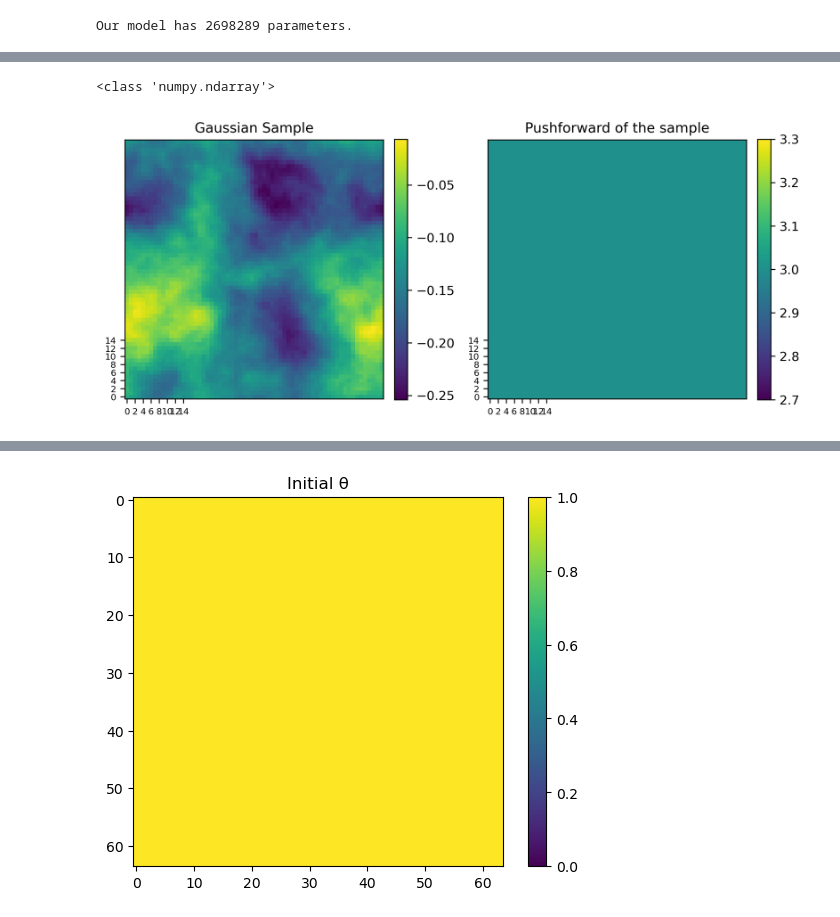
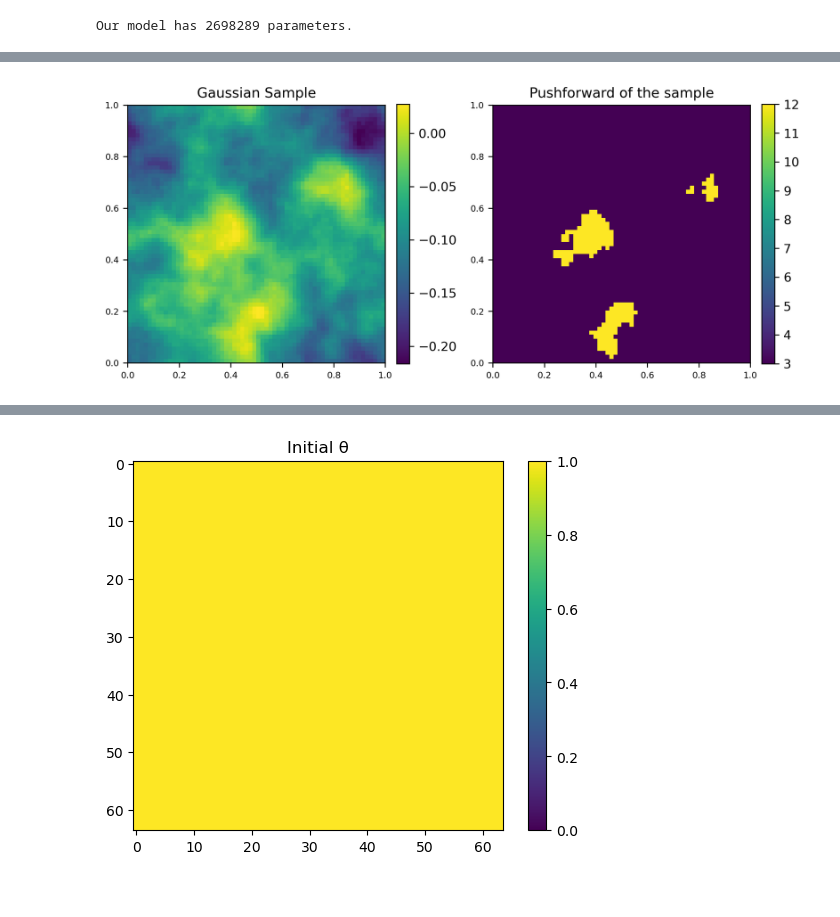
Before and after one commit to gzein/fno-bayesian-inverse-problems, a Jupyter notebook: FNO_clean.ipynb, the cells around one changed output, grey strips where cells are left out. Drawn from its saved outputs; the diff is of its cells as text; code cells hidden in the pictures.

```diff
--- a/FNO_clean.ipynb
+++ b/FNO_clean.ipynb
@@ -113,23 +113,3 @@ data_processor = dataset.data_processor
 # %% [output]
 Loading test db for resolution 64 with 100 samples
 Loading test db for resolution 128 with 50 samples
-# %%
-# visualise two examples of the field a(x)
-
-tf1 = dataset.test_dbs[64][0]["x"]
-tf2 = dataset.test_dbs[128][0]["x"]
-
-fig, axs = plt.subplots(1, 2, figsize=(8, 4), dpi=300)
-
-for ax, tf, label in zip(axs, [tf1, tf2], ['(a)', '(b)']):
-    im = ax.imshow(np.squeeze(tf), cmap='viridis', interpolation='nearest', origin='lower')
-    ax.set_title(label, fontsize=11, loc='left', pad=6)
-    # ax.set_xticks(range(0,64, 2))
-    # ax.set_yticks(range(0,64, 2))
-    ax.tick_params(labelsize=7)
-    plt.colorbar(im, ax=ax, fraction=0.046, pad=0.04)
-
-# fig.suptitle('Coefficient field $a(x)$', fontsize=12, y=1.02)
-plt.tight_layout()
-plt.savefig('coefficient_fields.png', bbox_inches='tight', dpi=300)
-plt.show()
@@ -405,25 +344,21 @@ plt.show()
 # %%
-# visualise two examples of the field a(x)
+# FINAL REPORT: visualize the sample and its pushforward under T, to show how the smooth thresholding works
 
-tf1 = sample_GP_operator()
-tf2 = T_push(tf1, tau=MCMC_tau)
+tf1 = sample_GP_operator(M=256)
+tf2 = T_push(tf1, tau=-1)
 
-print(type(tf1))
 fig, axs = plt.subplots(1, 2, figsize=(8, 4), dpi=300)
 
-for ax, tf, label in zip(axs, [tf1, tf2], ["Gaussian Sample", 'Pushforward of the sample']):
-    im = ax.imshow(tf, cmap='viridis', interpolation='nearest', origin='lower')
+for ax, tf, label in zip(axs, [tf1, tf2], ["Gaussian Sample", "Pushforward of the sample"]):
     ax.set_title(label, fontsize=11, loc='center', pad=6)
-    ax.set_xticks(range(0,16, 2))
-    ax.set_yticks(range(0,16, 2))
+    im = ax.imshow(tf, extent=[0, 1, 0, 1], origin='lower',
+                   vmin=tf.min(), vmax=tf.max())  # each plot autoscales to its own data
     ax.tick_params(labelsize=7)
     plt.colorbar(im, ax=ax, fraction=0.046, pad=0.04)
 
-# fig.suptitle('Coefficient field $a(x)$', fontsize=12, y=1.02)
 plt.tight_layout()
-plt.savefig('coefficient_fields.png', bbox_inches='tight', dpi=300)
+# plt.savefig('figures_for_report/sample_coeff_and_pushforward.png', bbox_inches='tight', dpi=300)
 plt.show()
 # %% [output]
-<class 'numpy.ndarray'>
-[figure, old version]
+[figure, new version]
 # %%
```
Also changed, not shown: parts of 21 cells of this notebook, 16 other files.
